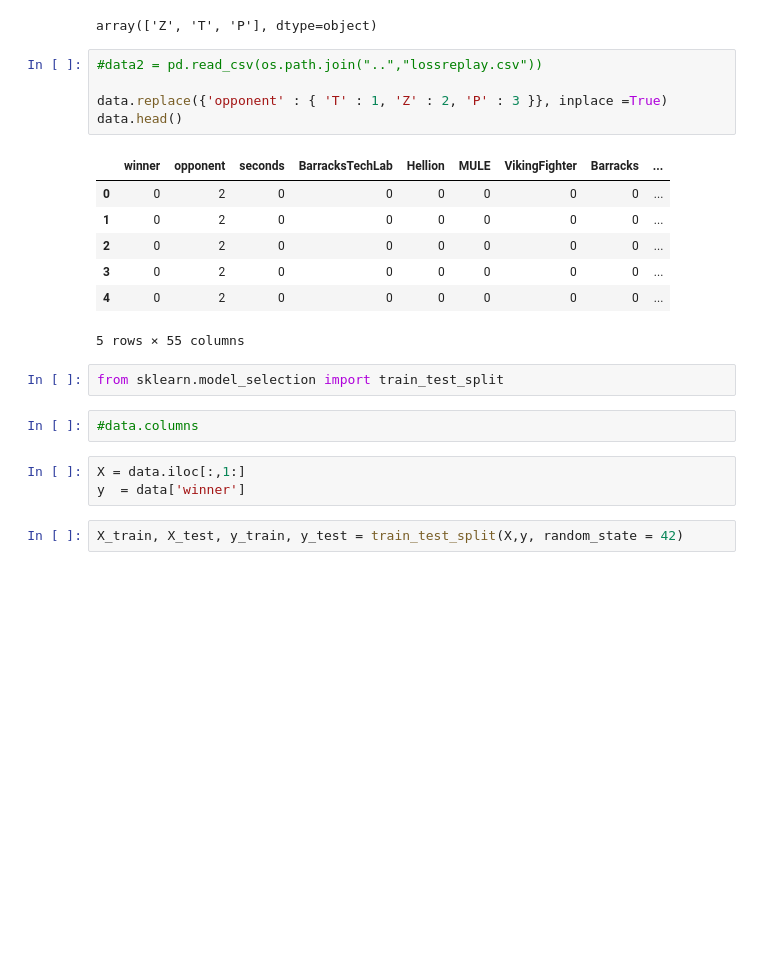
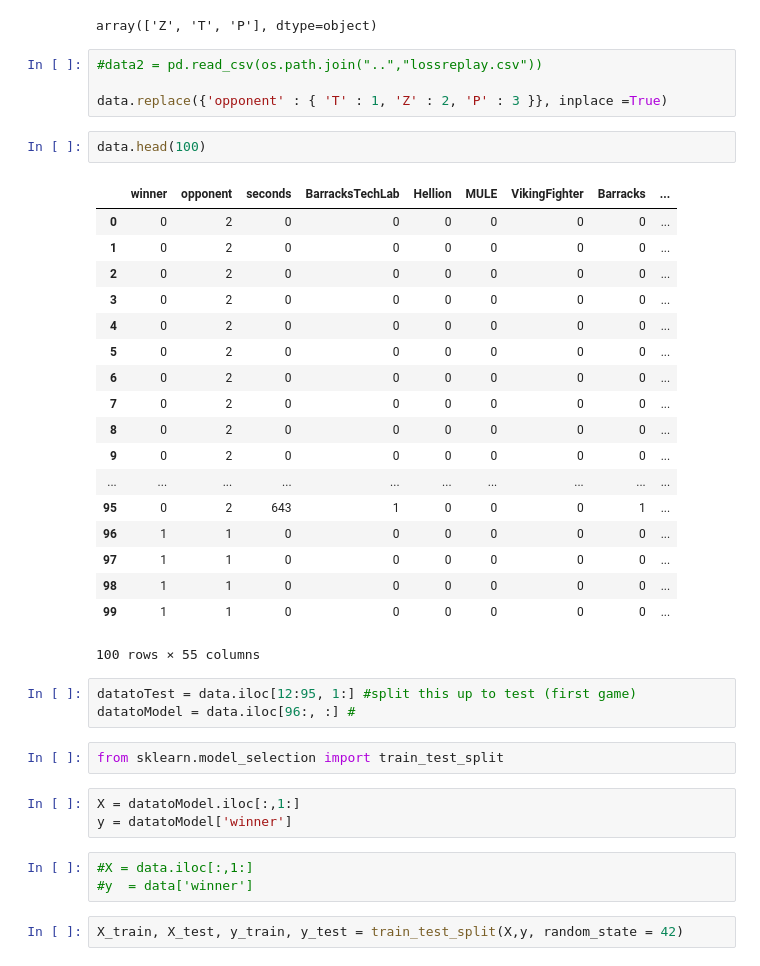
Before and after one commit to maxned/Bot-the-Builder, a Jupyter notebook: JosueFiles/KNN_Notebook.ipynb, the cells around one changed output. Drawn from its saved outputs; the diff is of its cells as text; blank space fills up the shorter version.

```diff
--- a/JosueFiles/KNN_Notebook.ipynb
+++ b/JosueFiles/KNN_Notebook.ipynb
@@ -26,22 +26,38 @@ array(['Z', 'T', 'P'], dtype=object)
 #data2 = pd.read_csv(os.path.join("..","lossreplay.csv"))
 
 data.replace({'opponent' : { 'T' : 1, 'Z' : 2, 'P' : 3 }}, inplace =True)
-data.head()
-# %% [output]
-|  | winner | opponent | seconds | BarracksTechLab | Hellion | MULE | VikingFighter | Barracks | ... |
-| 0 | 0 | 2 | 0 | 0 | 0 | 0 | 0 | 0 | ... |
-| 1 | 0 | 2 | 0 | 0 | 0 | 0 | 0 | 0 | ... |
-| 2 | 0 | 2 | 0 | 0 | 0 | 0 | 0 | 0 | ... |
-| 3 | 0 | 2 | 0 | 0 | 0 | 0 | 0 | 0 | ... |
-| 4 | 0 | 2 | 0 | 0 | 0 | 0 | 0 | 0 | ... |
-5 rows × 55 columns
+# %%
+data.head(100)
+# %% [output]
+|  | winner | opponent | seconds | BarracksTechLab | Hellion | MULE | VikingFighter | Barracks | ... |
+| 0 | 0 | 2 | 0 | 0 | 0 | 0 | 0 | 0 | ... |
+| 1 | 0 | 2 | 0 | 0 | 0 | 0 | 0 | 0 | ... |
+| 2 | 0 | 2 | 0 | 0 | 0 | 0 | 0 | 0 | ... |
+| 3 | 0 | 2 | 0 | 0 | 0 | 0 | 0 | 0 | ... |
+| 4 | 0 | 2 | 0 | 0 | 0 | 0 | 0 | 0 | ... |
+| 5 | 0 | 2 | 0 | 0 | 0 | 0 | 0 | 0 | ... |
+| 6 | 0 | 2 | 0 | 0 | 0 | 0 | 0 | 0 | ... |
+| 7 | 0 | 2 | 0 | 0 | 0 | 0 | 0 | 0 | ... |
+| 8 | 0 | 2 | 0 | 0 | 0 | 0 | 0 | 0 | ... |
+| 9 | 0 | 2 | 0 | 0 | 0 | 0 | 0 | 0 | ... |
+| ... | ... | ... | ... | ... | ... | ... | ... | ... | ... |
+| 95 | 0 | 2 | 643 | 1 | 0 | 0 | 0 | 1 | ... |
+| 96 | 1 | 1 | 0 | 0 | 0 | 0 | 0 | 0 | ... |
+| 97 | 1 | 1 | 0 | 0 | 0 | 0 | 0 | 0 | ... |
+| 98 | 1 | 1 | 0 | 0 | 0 | 0 | 0 | 0 | ... |
+| 99 | 1 | 1 | 0 | 0 | 0 | 0 | 0 | 0 | ... |
+100 rows × 55 columns
+# %%
+datatoTest = data.iloc[12:95, 1:] #split this up to test (first game)
+datatoModel = data.iloc[96:, :] #
 # %%
 from sklearn.model_selection import train_test_split
-# %%
-#data.columns
+# %%
+X = datatoModel.iloc[:,1:]
+y = datatoModel['winner']
 # %%
-X = data.iloc[:,1:]
-y  = data['winner']
+#X = data.iloc[:,1:]
+#y  = data['winner']
 # %%
 X_train, X_test, y_train, y_test = train_test_split(X,y, random_state = 42)
 # %%
```
Also changed, not shown: parts of 13 cells of this notebook, 3 other files.
